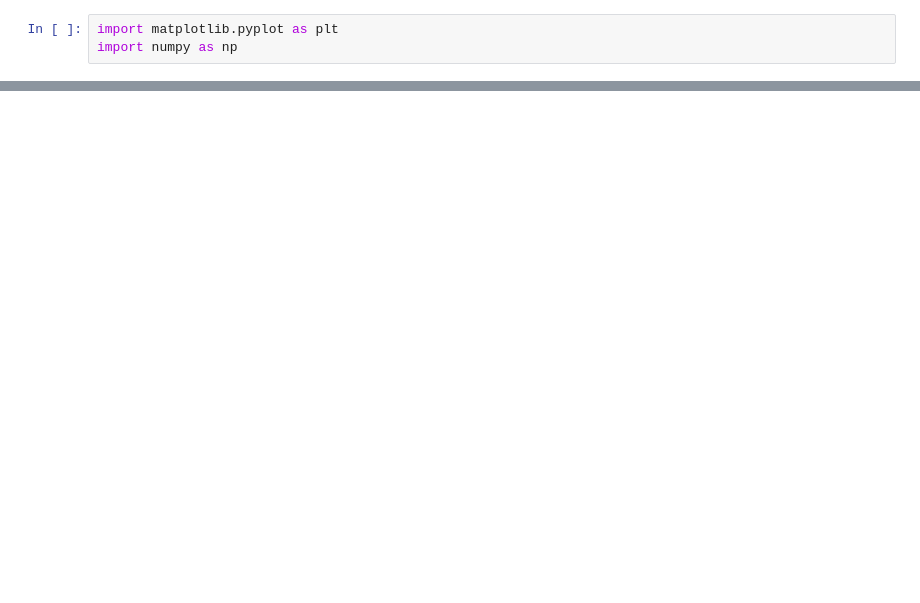
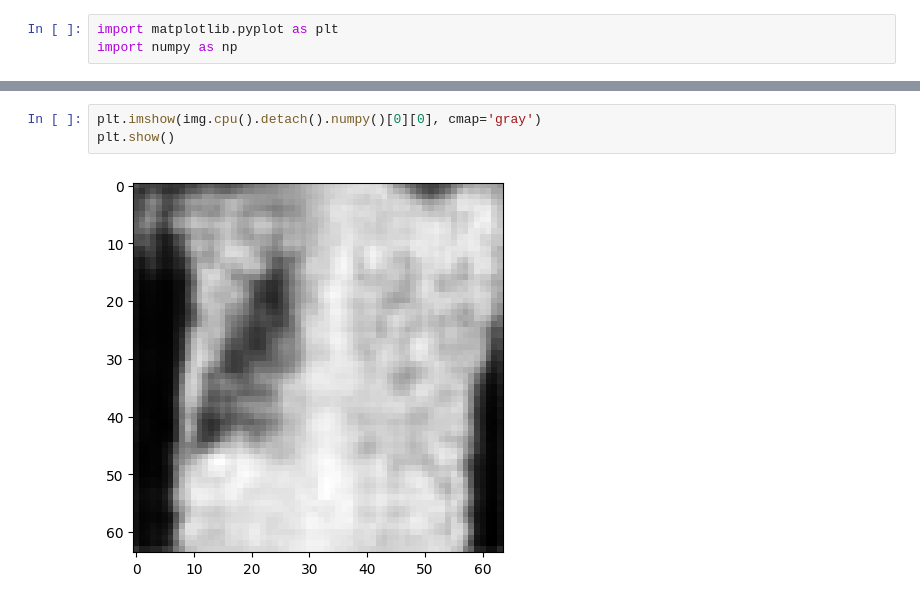
Before and after one commit to talhaibnmahmud/Thesis, a Jupyter notebook: GANs/WGAN-GP.ipynb, the cells around one changed output, grey strips where cells are left out. Saved outputs shown, nothing was run; the diff lists cells and outputs as text; blank space fills up the shorter version.

```diff
--- a/GANs/WGAN-GP.ipynb
+++ b/GANs/WGAN-GP.ipynb
@@ -327,0 +323,5 @@ plt.show()
+# %%
+plt.imshow(img.cpu().detach().numpy()[0][0], cmap='gray')
+plt.show()
+# %% [output]
+[figure, added]
```
Also changed, not shown: parts of 11 cells of this notebook.
